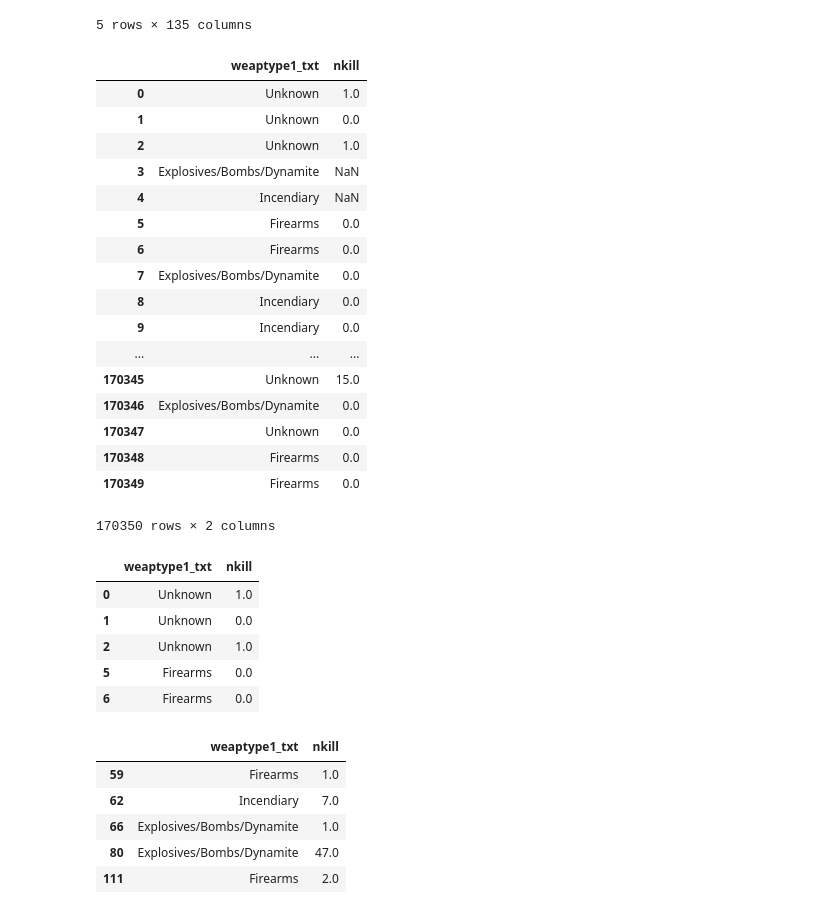
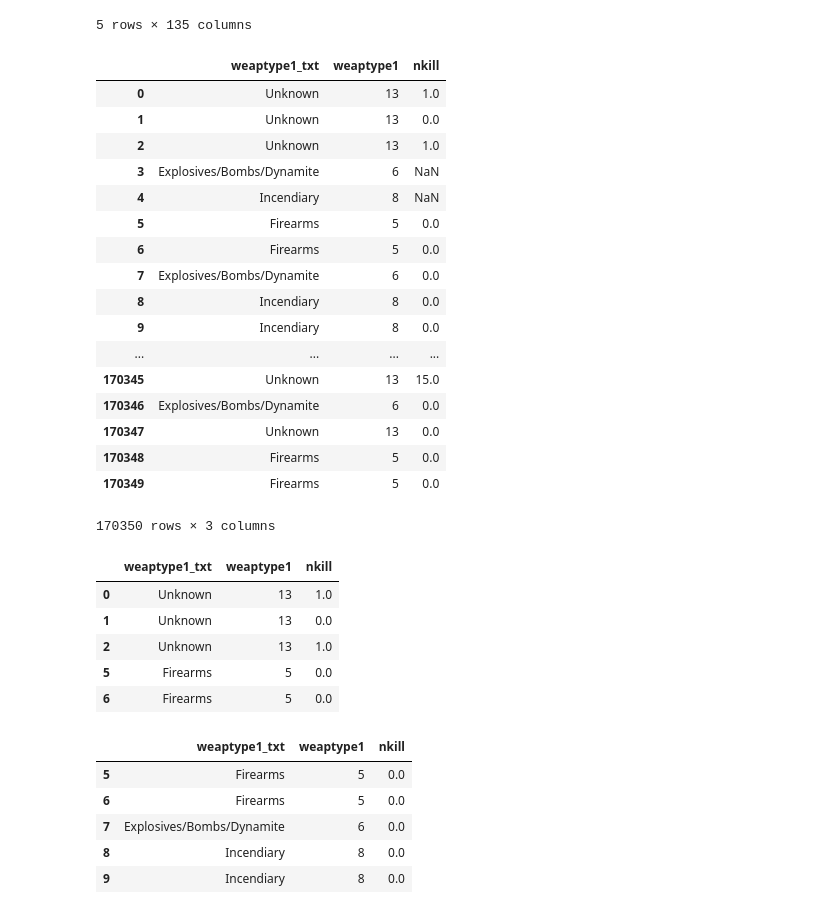
Before and after one commit to guidi08/ProjetoCD, a Jupyter notebook: Projeto_CD.ipynb, the cells around one changed output. Cells and saved outputs as stored; diff of their text form; code cells hidden in the pictures.

```diff
--- a/Projeto_CD.ipynb
+++ b/Projeto_CD.ipynb
@@ -42,25 +42,25 @@ data.head()
 | 4 | 197001000003 | 1970 | 1 | 0 | NaN | 0 | NaN | 101 | Japan | 4 | ... |
 5 rows × 135 columns
 # %%
-df=data[['weaptype1_txt','nkill']]
-df
+df=data[['weaptype1_txt','weaptype1','nkill']] #Separa as colunas
+df.head()
 # %% [output]
-|  | weaptype1_txt | nkill |
-| 0 | Unknown | 1.0 |
-| 1 | Unknown | 0.0 |
-| 2 | Unknown | 1.0 |
-| 3 | Explosives/Bombs/Dynamite | NaN |
-| 4 | Incendiary | NaN |
-| 5 | Firearms | 0.0 |
-| 6 | Firearms | 0.0 |
-| 7 | Explosives/Bombs/Dynamite | 0.0 |
-| 8 | Incendiary | 0.0 |
-| 9 | Incendiary | 0.0 |
-| ... | ... | ... |
-| 170345 | Unknown | 15.0 |
-| 170346 | Explosives/Bombs/Dynamite | 0.0 |
-| 170347 | Unknown | 0.0 |
-| 170348 | Firearms | 0.0 |
-| 170349 | Firearms | 0.0 |
+|  | weaptype1_txt | weaptype1 | nkill |
+| 0 | Unknown | 13 | 1.0 |
+| 1 | Unknown | 13 | 0.0 |
+| 2 | Unknown | 13 | 1.0 |
+| 3 | Explosives/Bombs/Dynamite | 6 | NaN |
+| 4 | Incendiary | 8 | NaN |
+| 5 | Firearms | 5 | 0.0 |
+| 6 | Firearms | 5 | 0.0 |
+| 7 | Explosives/Bombs/Dynamite | 6 | 0.0 |
+| 8 | Incendiary | 8 | 0.0 |
+| 9 | Incendiary | 8 | 0.0 |
+| ... | ... | ... | ... |
+| 170345 | Unknown | 13 | 15.0 |
+| 170346 | Explosives/Bombs/Dynamite | 6 | 0.0 |
+| 170347 | Unknown | 13 | 0.0 |
+| 170348 | Firearms | 5 | 0.0 |
+| 170349 | Firearms | 5 | 0.0 |
-170350 rows × 2 columns
+170350 rows × 3 columns
 # %%
@@ -68,10 +68,10 @@ nndf = df[pd.notnull(df.weaptype1_txt)&pd.notnull(df.nkill)]
 # %%
 nndf.head()
 # %% [output]
-|  | weaptype1_txt | nkill |
-| 0 | Unknown | 1.0 |
-| 1 | Unknown | 0.0 |
-| 2 | Unknown | 1.0 |
-| 5 | Firearms | 0.0 |
-| 6 | Firearms | 0.0 |
+|  | weaptype1_txt | weaptype1 | nkill |
+| 0 | Unknown | 13 | 1.0 |
+| 1 | Unknown | 13 | 0.0 |
+| 2 | Unknown | 13 | 1.0 |
+| 5 | Firearms | 5 | 0.0 |
+| 6 | Firearms | 5 | 0.0 |
 # %%
@@ -79,10 +79,10 @@ nunndf = nndf[nndf.weaptype1_txt != 'Unknown']
 # %%
 nunndf.head()
 # %% [output]
-|  | weaptype1_txt | nkill |
-| 59 | Firearms | 1.0 |
-| 62 | Incendiary | 7.0 |
-| 66 | Explosives/Bombs/Dynamite | 1.0 |
-| 80 | Explosives/Bombs/Dynamite | 47.0 |
-| 111 | Firearms | 2.0 |
+|  | weaptype1_txt | weaptype1 | nkill |
+| 5 | Firearms | 5 | 0.0 |
+| 6 | Firearms | 5 | 0.0 |
+| 7 | Explosives/Bombs/Dynamite | 6 | 0.0 |
+| 8 | Incendiary | 8 | 0.0 |
+| 9 | Incendiary | 8 | 0.0 |
 # %%
```
Also changed, not shown: parts of 12 cells of this notebook.
